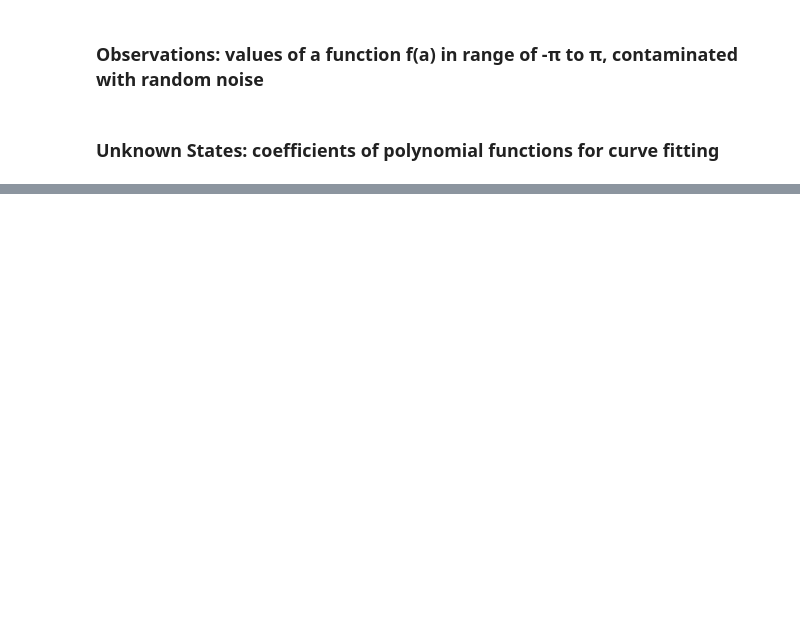
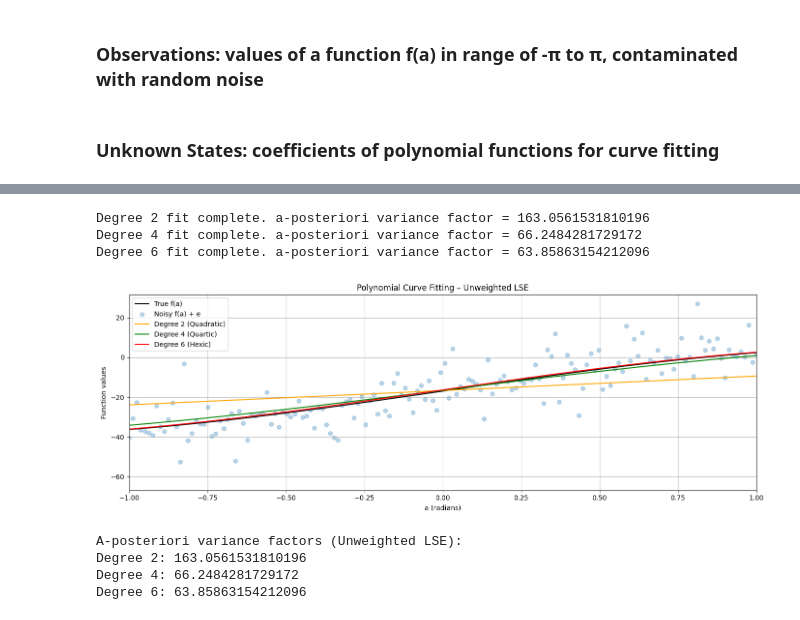
Before and after one commit to AngelicaCasibua/ENGG680_2025_Fall, a Jupyter notebook: Lab_Assignment1/Assignment1.ipynb, the cells around one changed output, grey strips where cells are left out. Saved outputs shown, nothing was run; the diff lists cells and outputs as text; code cells hidden in the pictures; blank space fills up the shorter version.

```diff
--- a/Lab_Assignment1/Assignment1.ipynb
+++ b/Lab_Assignment1/Assignment1.ipynb
@@ -1004,34 +1044,83 @@ def fit_polynomial_curve(a: np.ndarray, l: np.ndarray, P: np.ndarray, deg: int)
 # call the fit_polynomial_curve function and fetch the results
 # use polynomial degrees of: 2, 4, 6
 # (1 marks)
-# ...
+deg_list = [2, 4, 6]
+
+# store results
+results_uw = {}  # uw = unweighted
+
+for deg in deg_list:
+    x, cov_x, apv, v = fit_polynomial_curve(a, l, P, deg)
+    results_uw[deg] = (x, cov_x, apv, v)
+    print(f"Degree {deg} fit complete. a-posteriori variance factor = {apv}")
+# %% [output]
+Degree 2 fit complete. a-posteriori variance factor = 163.0561531810196
+Degree 4 fit complete. a-posteriori variance factor = 66.2484281729172
+Degree 6 fit complete. a-posteriori variance factor = 63.85863154212096
 # %%
 # step 7
 # use the estimated coefficients x and constants array a, construct polynomial functions for each degree
 # hint: use polyval function from numpy library (check input argument carefully)
 # (1 marks)
 
-quadratic_uw = #...
-quartic_uw = #...
-hexic_uw = #...
+# degree 2 polynomial (quadratic)
+quadratic_uw = np.polyval(results_uw[2][0][::-1], a)
+
+# degree 4 polynomial (quartic)
+quartic_uw = np.polyval(results_uw[4][0][::-1], a)
+
+# degree 6 polynomial (hexic)
+hexic_uw = np.polyval(results_uw[6][0][::-1], a)
 # %%
 # step 8
 # use the matplotlib to plot each polynomial function, noisy observations l, true observations l_true, together in one single figure
 # for the polynomials of line, cubic and quintic, use color of orange, green and red respectively.
 # (2 marks)
 
 fig, ax = plt.subplots(nrows=1, ncols=1, figsize=(14, 5))
-# ...
 
+# plot true observations
+ax.plot(a, l_true, label="True f(a)", color='k')
 
-ax.grid(True, which='both',ls='-',color='0.65')
+# plot noisy observations
+ax.scatter(a, l, label="Noisy f(a) + e", color='tab:blue', marker='o', alpha=0.3)
+
+# plot polynomial fits
+ax.plot(a, quadratic_uw, label="Degree 2 (Quadratic)", color='orange')
+ax.plot(a, quartic_uw, label="Degree 4 (Quartic)", color='green')
+ax.plot(a, hexic_uw, label="Degree 6 (Hexic)", color='red')
+
+# labels and title
+ax.set_xlabel("a (radians)")
+ax.set_ylabel("Function values")
+ax.set_title("Polynomial Curve Fitting – Unweighted LSE")
+
+# legend
+ax.legend()
+
+# scale x-axis to -1 to 1
+ax.set_xlim([-1, 1])
+
+# grid
+ax.grid(True, which='both', ls='-', color='0.65')
 
 fig.tight_layout()
+plt.show()
+# %% [output]
+[figure, added]
 # %%
 # step 9
 # print the a posterier variance factor for each polynomial function
 # (3 marks)
-# ...
+
+print("A-posteriori variance factors (Unweighted LSE):")
+for deg in results_uw:
+    print(f"Degree {deg}: {results_uw[deg][2]}")
+# %% [output]
+A-posteriori variance factors (Unweighted LSE):
+Degree 2: 163.0561531810196
+Degree 4: 66.2484281729172
+Degree 6: 63.85863154212096
 # %%
 # step 10
 # compute and print the norm between the predicted observations (output from each polynomial function) and the true observations
```
Also changed, not shown: parts of 12 cells of this notebook.
